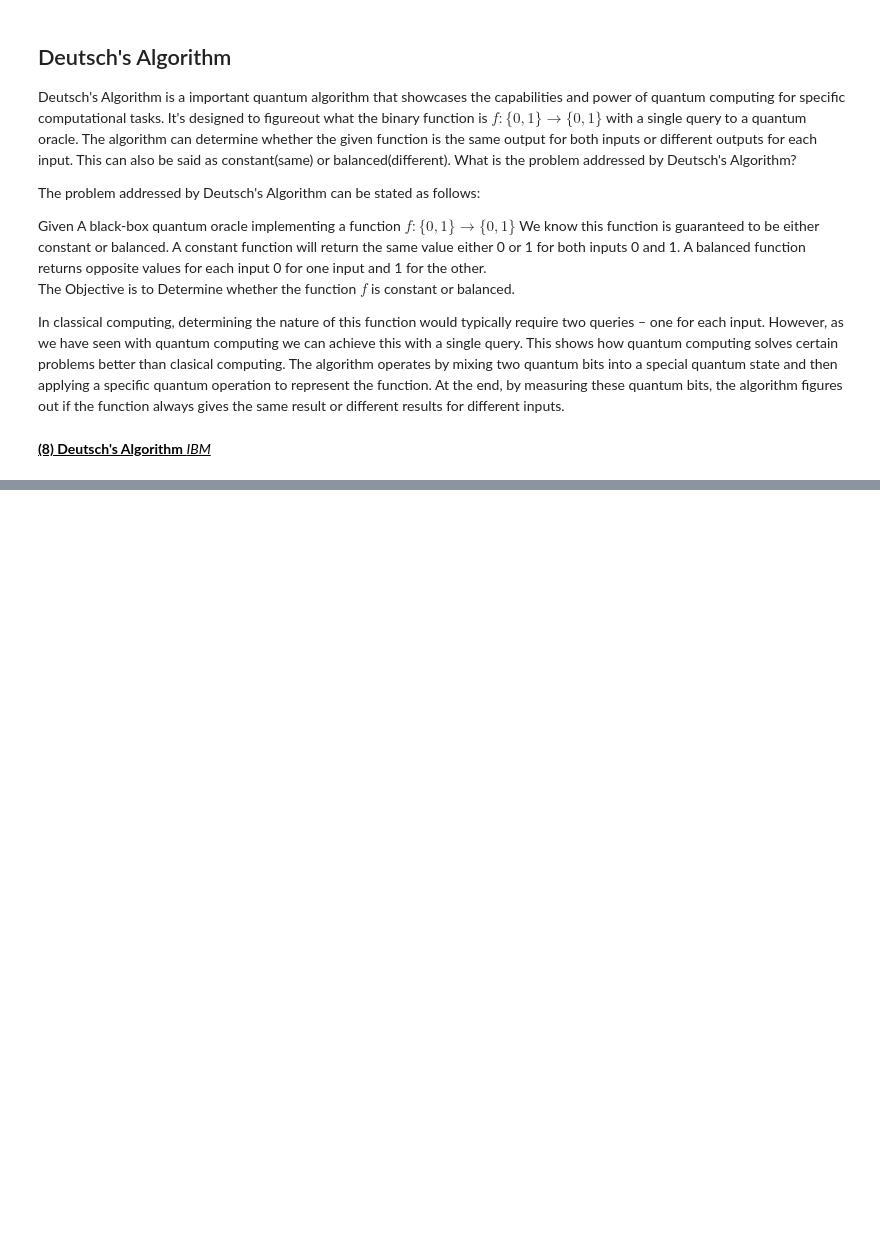
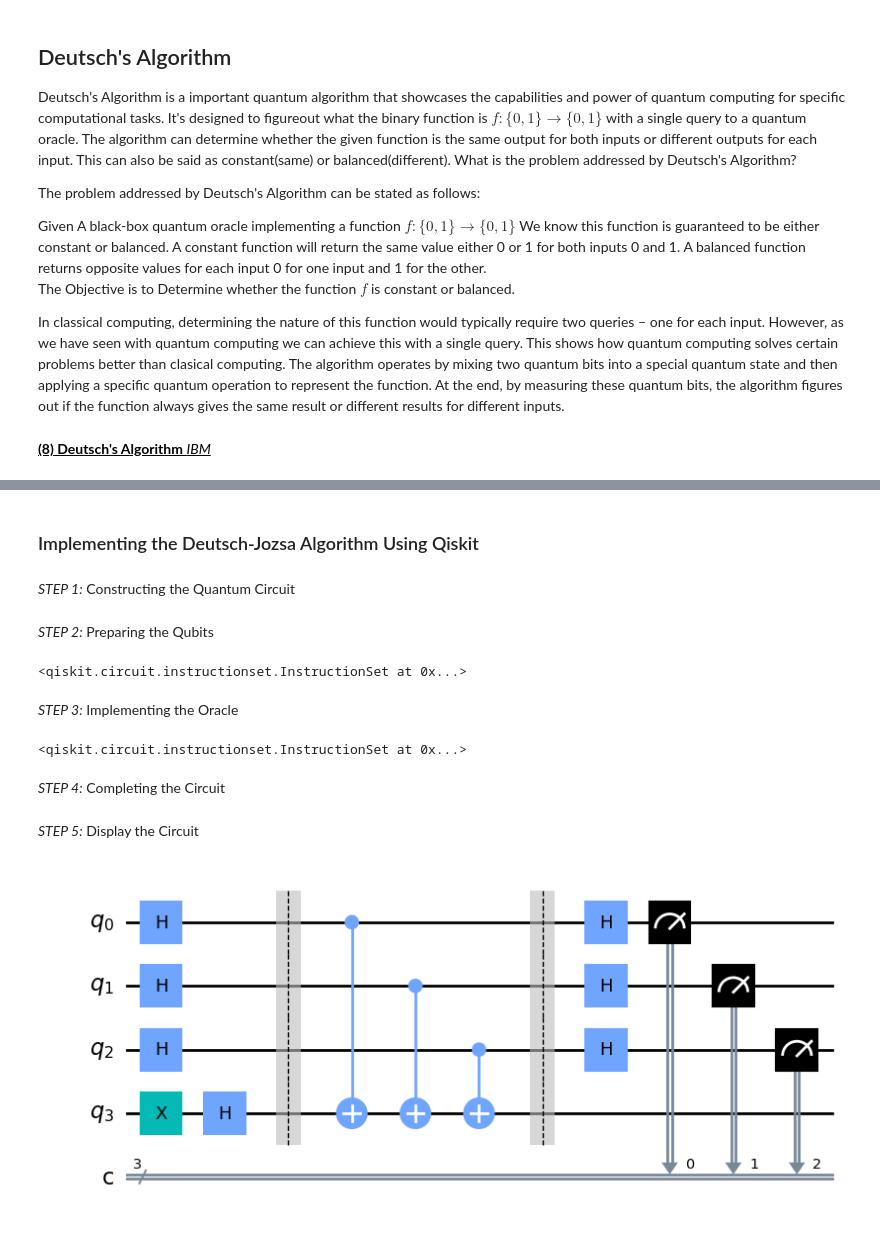
Before and after one commit to RazzaNoonan/EmergingTechnologies, a Jupyter notebook: project.ipynb, the cells around one changed output, grey strips where cells are left out. Drawn from its saved outputs; the diff is of its cells as text; code cells hidden in the pictures; blank space fills up the shorter version.

```diff
--- a/project.ipynb
+++ b/project.ipynb
@@ -89,0 +163,44 @@ In classical computing, determining the nature of this function would typically
+# %% [markdown]
+### Implementing the Deutsch-Jozsa Algorithm Using Qiskit
+# %% [markdown]
+_STEP 1:_ Constructing the Quantum Circuit
+# %%
+n = 3  # Number of input bits for the function
+qc = QuantumCircuit(n + 1, n)
+# %% [markdown]
+_STEP 2:_ Preparing the Qubits
+# %%
+# Apply Hadamard gates to input qubits
+for qubit in range(n):
+    qc.h(qubit)
+
+# Prepare the ancilla qubit
+qc.x(n)
+qc.h(n)
+# %% [output]
+<qiskit.circuit.instructionset.InstructionSet at 0x...>
+# %% [markdown]
+_STEP 3:_ Implementing the Oracle
+# %%
+# Example of a balanced oracle
+qc.barrier()
+qc.cx(0, n)
+qc.cx(1, n)
+qc.cx(2, n)
+qc.barrier()
+# %% [output]
+<qiskit.circuit.instructionset.InstructionSet at 0x...>
+# %% [markdown]
+_STEP 4:_ Completing the Circuit
+# %%
+# Apply Hadamard gates and measure
+for qubit in range(n):
+    qc.h(qubit)
+    qc.measure(qubit, qubit)
+# %% [markdown]
+_STEP 5:_ Display the Circuit
+# %%
+# Display the circuit diagram
+qc.draw('mpl')
+# %% [output]
+[figure, added]
```
Also changed, not shown: parts of 26 cells of this notebook, 19 other files.
